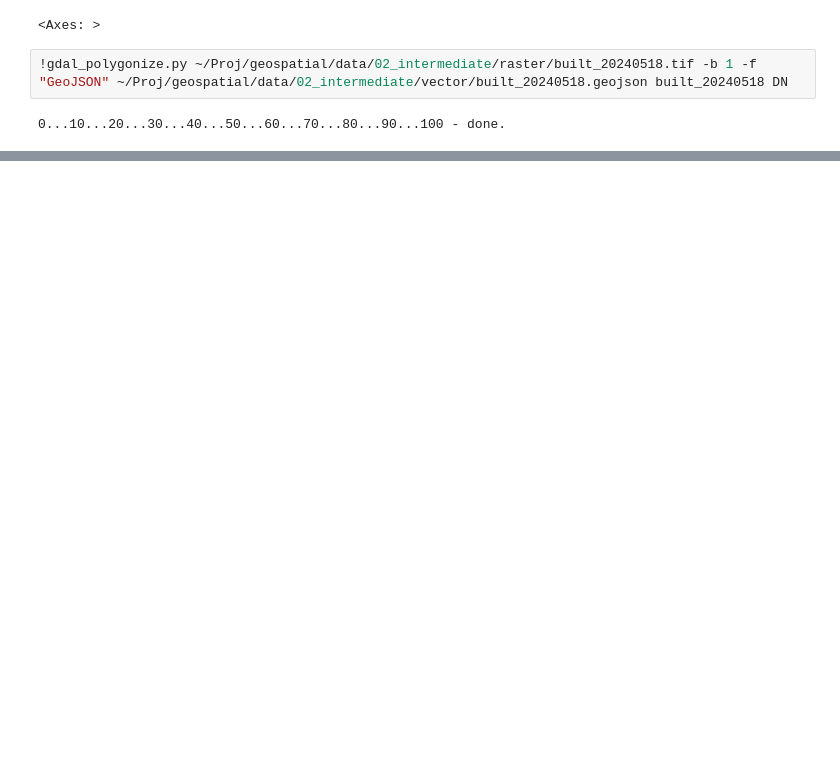
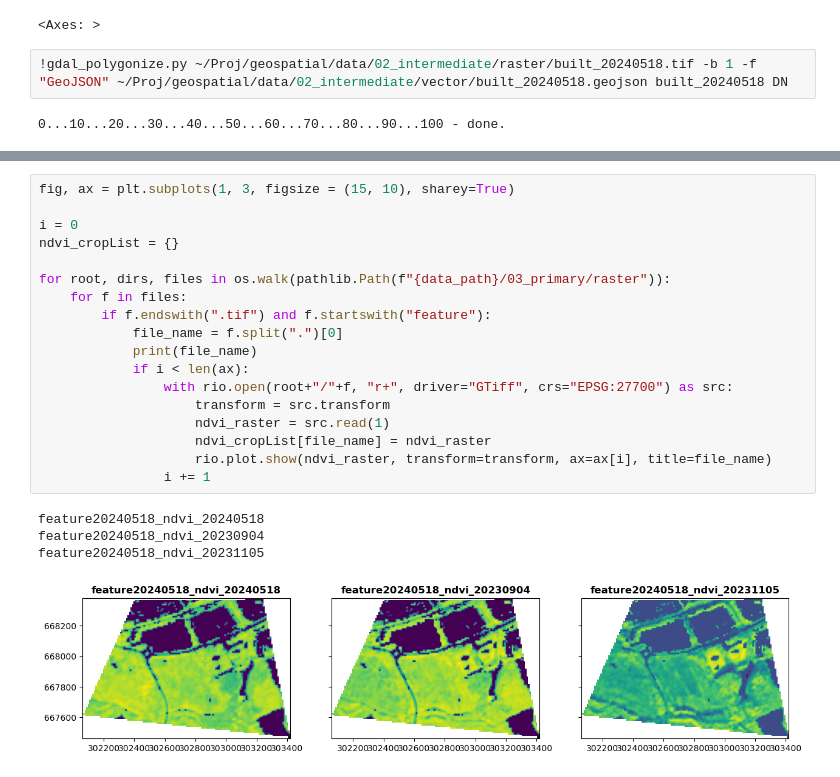
Before and after one commit to chrischank/geospatial, a Jupyter notebook: notebooks/Spectral_ChangeDetection.ipynb, the cells around one changed output, grey strips where cells are left out. Drawn from its saved outputs; the diff is of its cells as text; blank space fills up the shorter version.

```diff
--- a/notebooks/Spectral_ChangeDetection.ipynb
+++ b/notebooks/Spectral_ChangeDetection.ipynb
@@ -173,0 +258,23 @@ features_20240518.explore("value", tiles="OpenStreetMap", legend=True)
+# %%
+fig, ax = plt.subplots(1, 3, figsize = (15, 10), sharey=True)
+
+i = 0
+ndvi_cropList = {}
+
+for root, dirs, files in os.walk(pathlib.Path(f"{data_path}/03_primary/raster")):
+    for f in files:
+        if f.endswith(".tif") and f.startswith("feature"):
+            file_name = f.split(".")[0]
+            print(file_name)
+            if i < len(ax):
+                with rio.open(root+"/"+f, "r+", driver="GTiff", crs="EPSG:27700") as src:
+                    transform = src.transform
+                    ndvi_raster = src.read(1)
+                    ndvi_cropList[file_name] = ndvi_raster
+                    rio.plot.show(ndvi_raster, transform=transform, ax=ax[i], title=file_name)
+                i += 1
+# %% [output]
+feature20240518_ndvi_20240518
+feature20240518_ndvi_20230904
+feature20240518_ndvi_20231105
+[figure, added]
```
Also changed, not shown: parts of 7 cells of this notebook.
